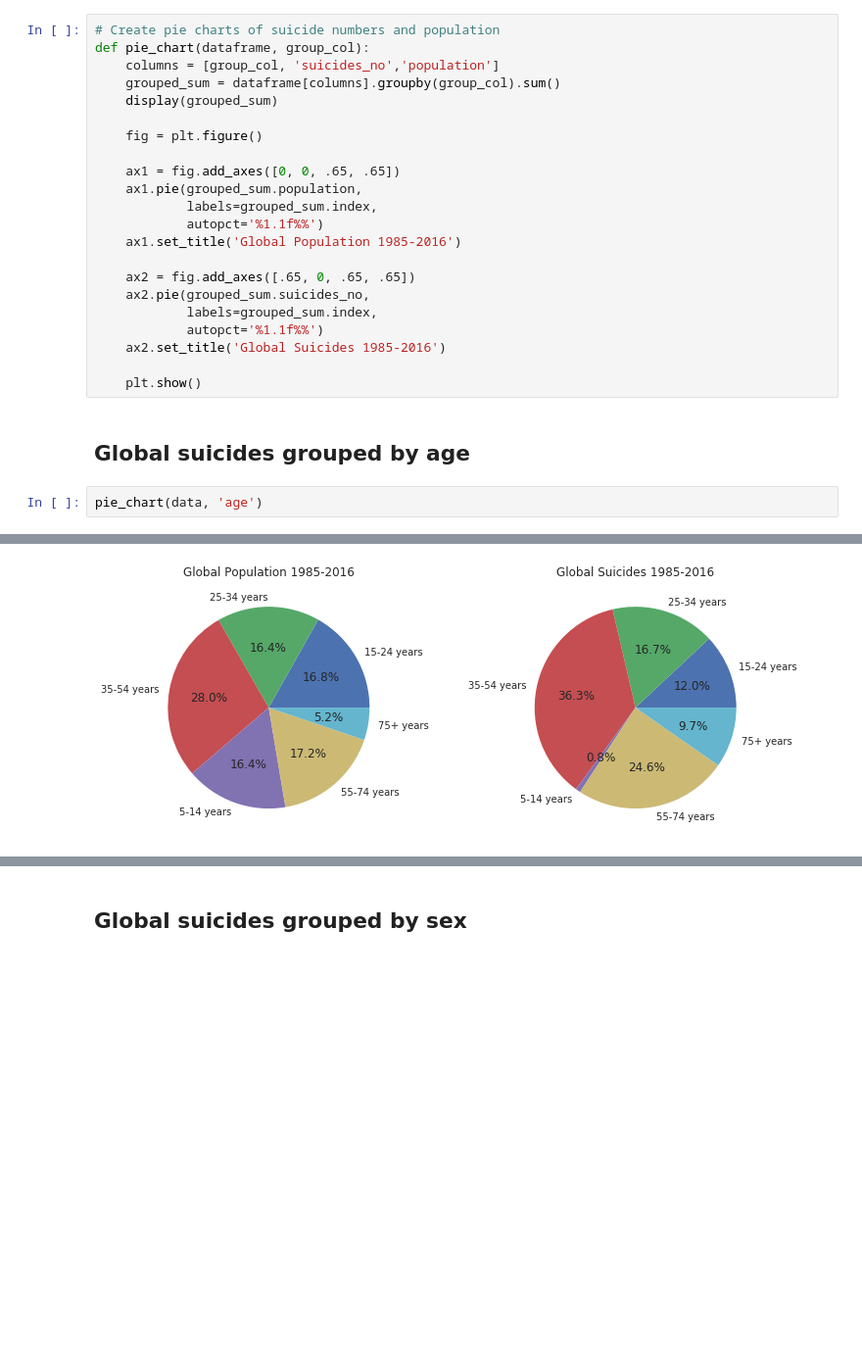
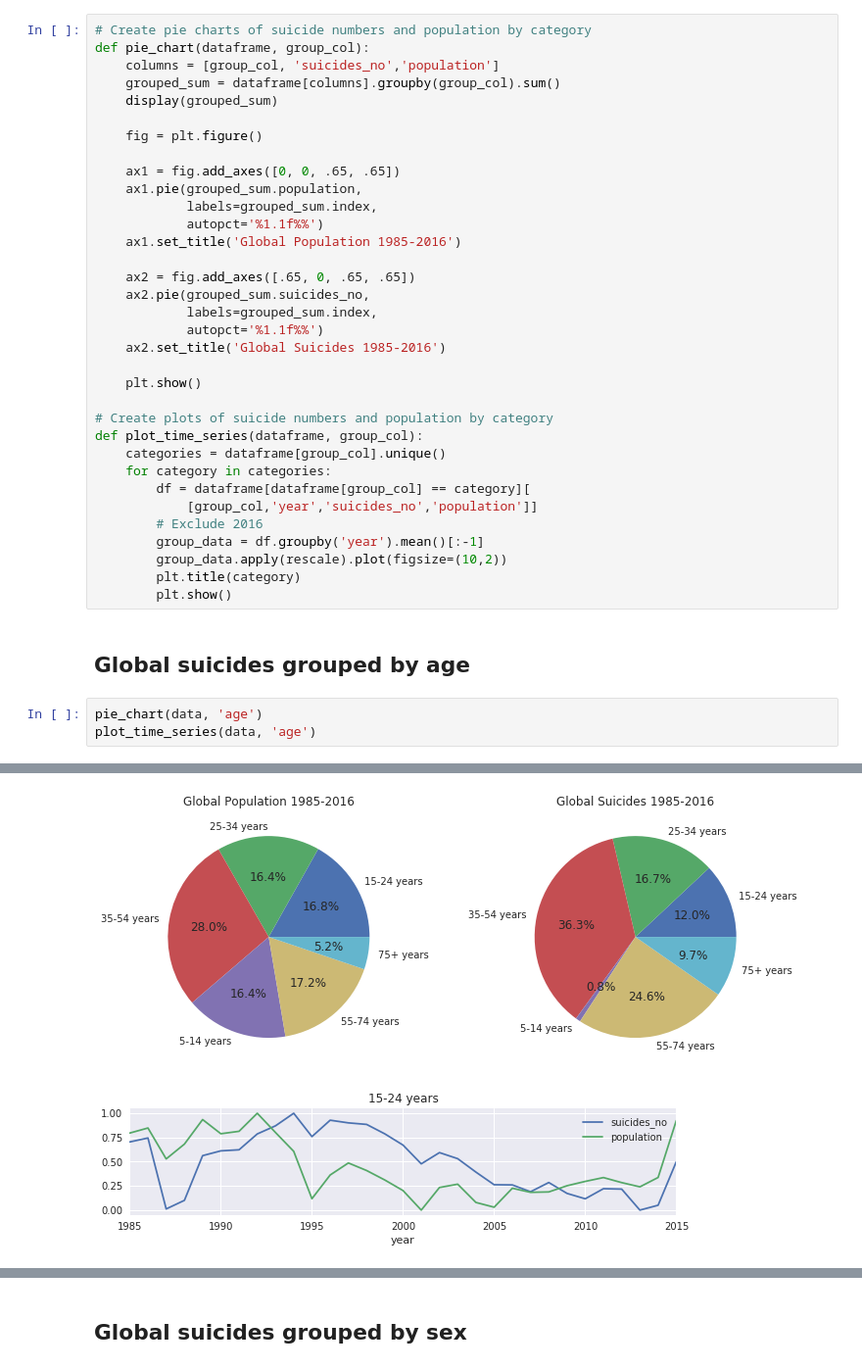
Before and after one commit to jng985/Exploring_Suicide_Rates_1985-2016, a Jupyter notebook: Suicide_Rates_1985-2016.ipynb, the cells around one changed output, grey strips where cells are left out. Shown at 98% size. Drawn from its saved outputs; the diff is of its cells as text; blank space fills up the shorter version.

```diff
--- a/Suicide_Rates_1985-2016.ipynb
+++ b/Suicide_Rates_1985-2016.ipynb
@@ -231,5 +233,5 @@ plt.show()
 # %%
-# Create pie charts of suicide numbers and population
+# Create pie charts of suicide numbers and population by category
 def pie_chart(dataframe, group_col):
     columns = [group_col, 'suicides_no','population']
     grouped_sum = dataframe[columns].groupby(group_col).sum()
@@ -250,17 +252,31 @@ def pie_chart(dataframe, group_col):
     ax2.set_title('Global Suicides 1985-2016')
 
     plt.show()
+
+# Create plots of suicide numbers and population by category
+def plot_time_series(dataframe, group_col):
+    categories = dataframe[group_col].unique()
+    for category in categories:
+        df = dataframe[dataframe[group_col] == category][
+            [group_col,'year','suicides_no','population']]
+        # Exclude 2016
+        group_data = df.groupby('year').mean()[:-1]
+        group_data.apply(rescale).plot(figsize=(10,2))
+        plt.title(category)
+        plt.show()
 # %% [markdown]
 ## Global suicides grouped by age
 # %%
 pie_chart(data, 'age')
+plot_time_series(data, 'age')
 # %% [output]
 |  | suicides_no | population |
 | age |  |  |
 | 15-24 years | 808542 | 8642946896 |
 | 25-34 years | 1123912 | 8438103587 |
 | 35-54 years | 2452141 | 14375888123 |
 | 5-14 years | 52264 | 8398693237 |
 | 55-74 years | 1658443 | 8803245340 |
 | 75+ years | 653118 | 2663281253 |
 [figure]
+[figure, added]
```
Also changed, not shown: parts of 4 cells of this notebook.
